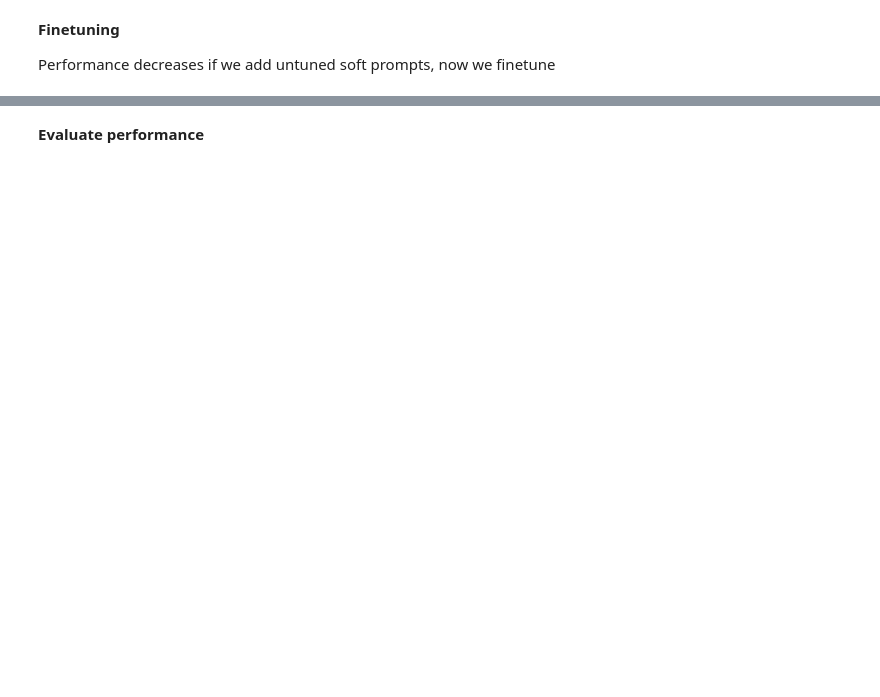
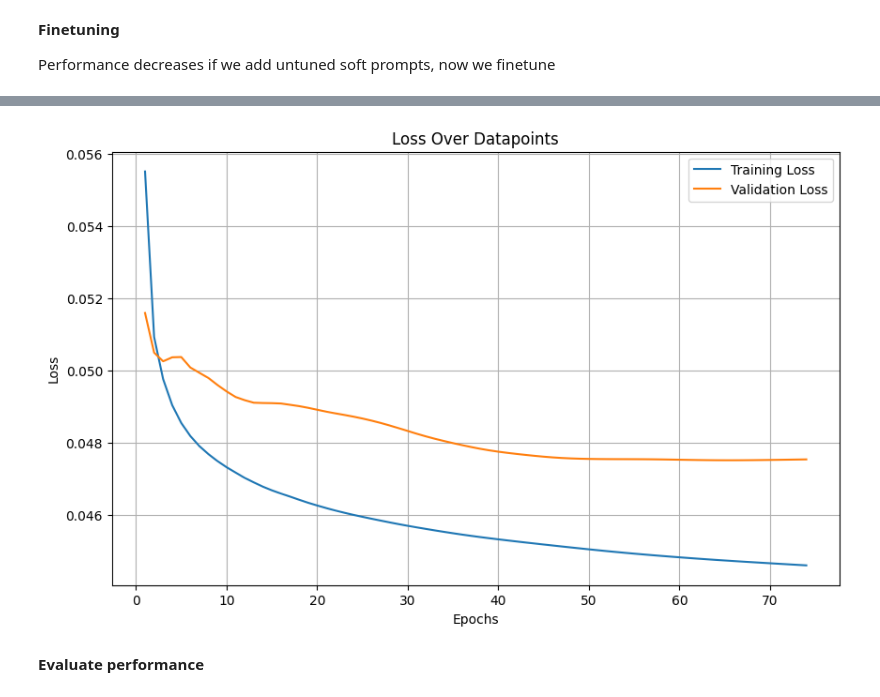
Before and after one commit to Samin765/DD2430_Project, a Jupyter notebook: CLIP_prompt.ipynb, the cells around one changed output, grey strips where cells are left out. Cells and saved outputs as stored; diff of their text form; code cells hidden in the pictures; blank space fills up the shorter version.

```diff
--- a/CLIP_prompt.ipynb
+++ b/CLIP_prompt.ipynb
@@ -302,13 +420,16 @@ torch.save(soft_prompts, 'soft_prompts.pth')
 # %%
 plt.figure(figsize=(10, 6))
-plt.plot(list(range(1, epochs+1)), loss_list, label='Training Loss')
+plt.plot(list(range(1, len(loss_list)+1)), loss_list, label='Training Loss')
+plt.plot(list(range(1, len(param_es['val_loss_list'])+1)), param_es['val_loss_list'], label='Validation Loss')
 # Adding labels and title
-plt.title('Training Loss Over Datapoints')
+plt.title('Loss Over Datapoints')
 plt.xlabel('Epochs')
 plt.ylabel('Loss')
 plt.legend()
 plt.grid(True)
 plt.show()
+# %% [output]
+[figure, added]
 # %% [markdown]
 **Evaluate performance**
 # %%
```
Also changed, not shown: parts of 21 cells of this notebook.
